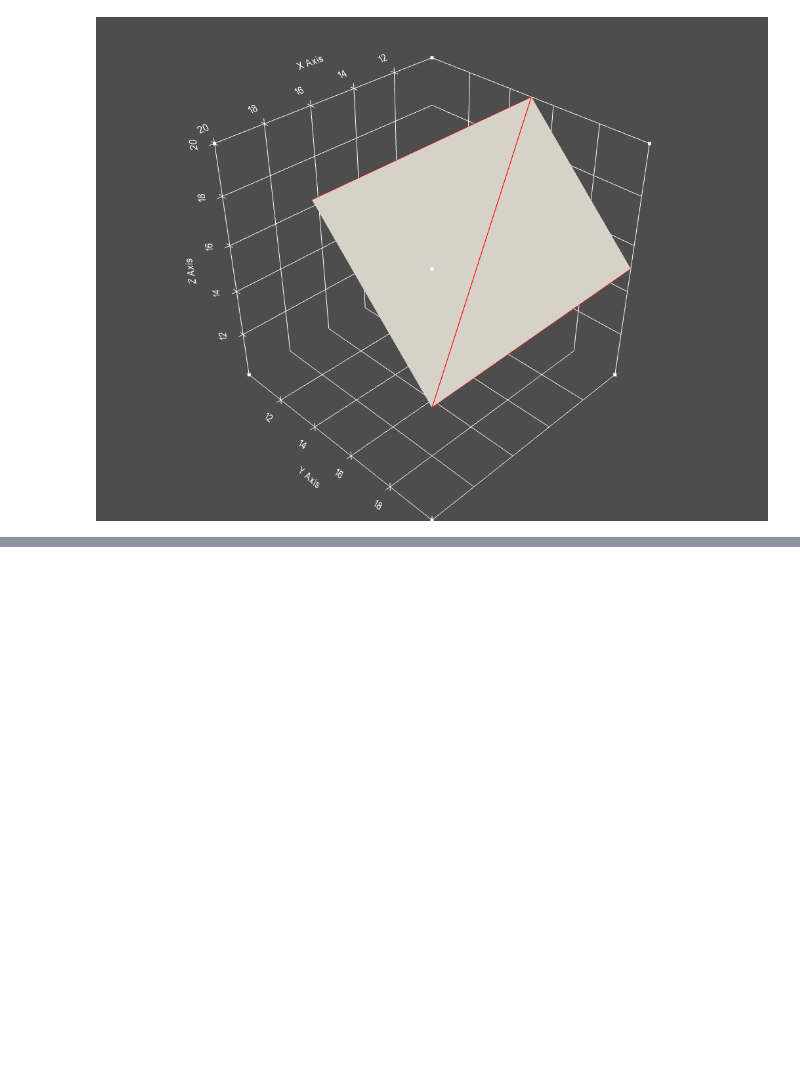
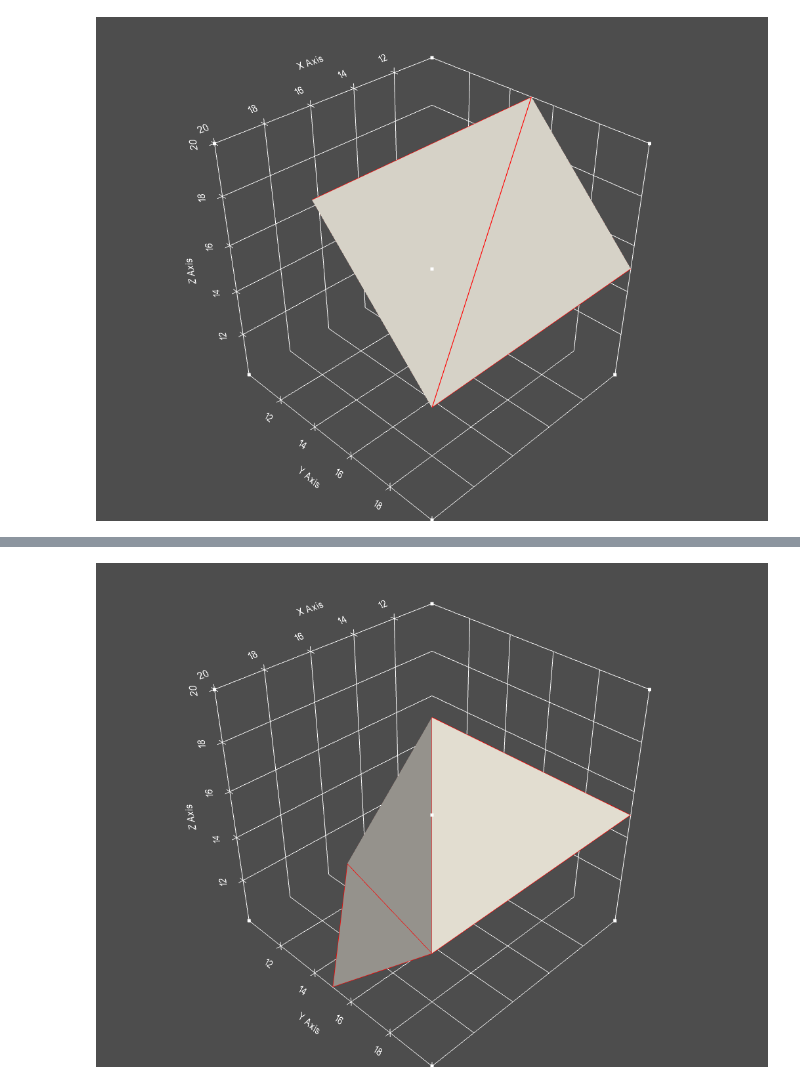
Before and after one commit to Syafiqq/marching_algo_test_001, a Jupyter notebook: marching_algorithm_3d_rules_minimal.ipynb, the cells around one changed output, grey strips where cells are left out. Saved outputs shown, nothing was run; the diff lists cells and outputs as text; code cells hidden in the pictures; blank space fills up the shorter version.

```diff
--- a/marching_algorithm_3d_rules_minimal.ipynb
+++ b/marching_algorithm_3d_rules_minimal.ipynb
@@ -625,0 +658,16 @@ plot_data(points_r, faces=faces_r)
+# %%
+# Rule 40
+# 1 0 1 1 0 0 0 0
+#
+#   6     7
+# 4     5
+#   o     o
+# o     1
+#
+rule_type = 0b10110000
+points_r = rules.to_points(points, rule_type)
+faces_r = rules.to_faces(np.arange(0, len(points_r), 1), rule_type)
+
+plot_data(points_r, faces=faces_r)
+# %% [output]
+[figure, added]
```
Also changed, not shown: parts of 12 cells of this notebook.
